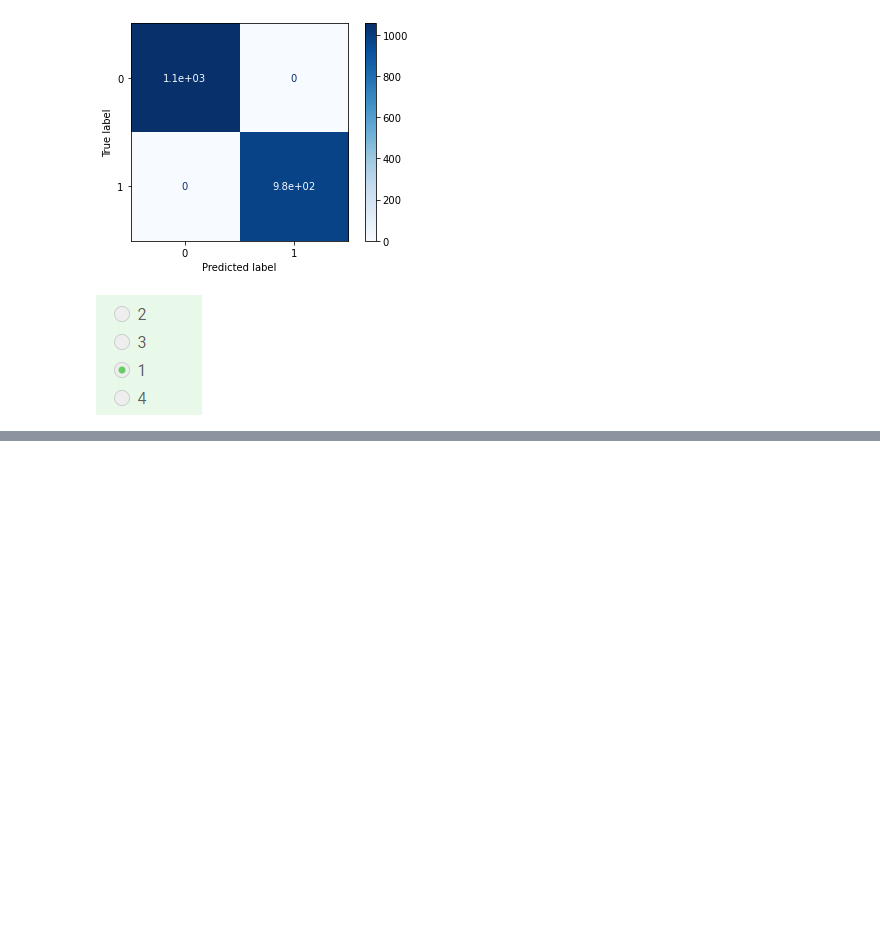
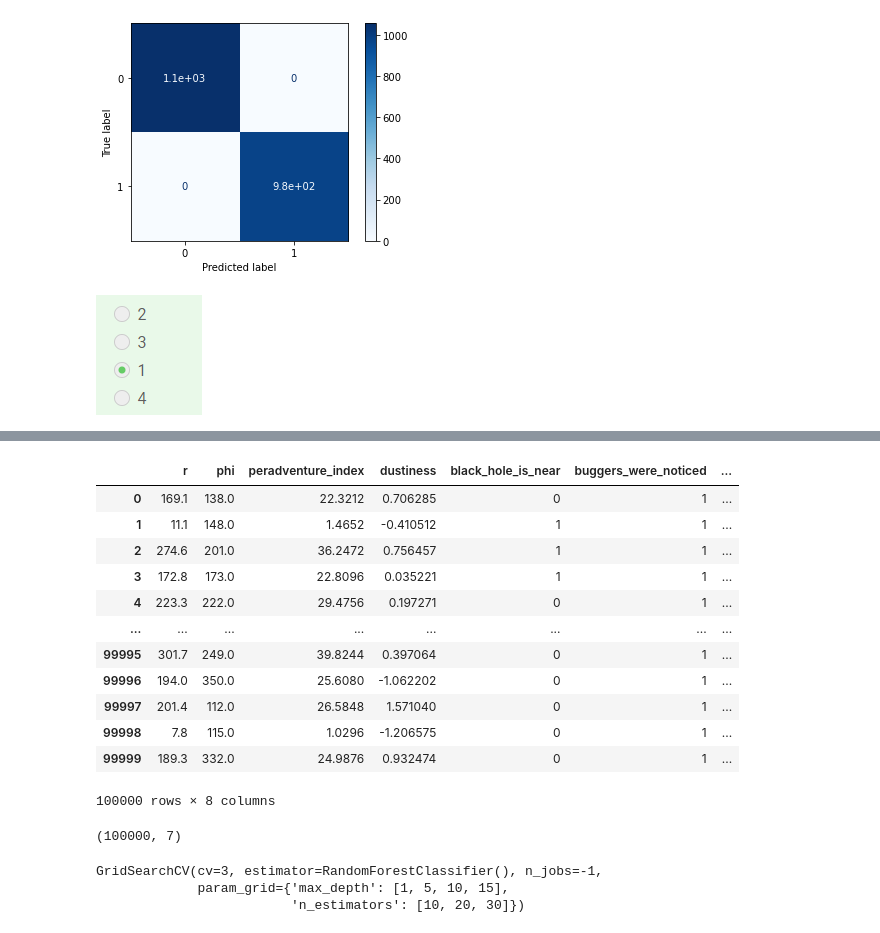
Before and after one commit to vavilovnv/Data-analysis, a Jupyter notebook: Intro to DS and ML/3_RandomForest.ipynb, the cells around one changed output, grey strips where cells are left out. Drawn from its saved outputs; the diff is of its cells as text; code cells hidden in the pictures; blank space fills up the shorter version.

```diff
--- a/Intro to DS and ML/3_RandomForest.ipynb
+++ b/Intro to DS and ML/3_RandomForest.ipynb
@@ -260,0 +362,19 @@ Image('.\Screens\Ans_3_5_4.png')
+# %%
+# читаем данные
+
+df = pd.read_csv('https://stepik.org/media/attachments/course/4852/space_can_be_a_dangerous_place.csv')
+df
+# %% [output]
+|  | r | phi | peradventure_index | dustiness | black_hole_is_near | buggers_were_noticed | ... |
+| 0 | 169.1 | 138.0 | 22.3212 | 0.706285 | 0 | 1 | ... |
+| 1 | 11.1 | 148.0 | 1.4652 | -0.410512 | 1 | 1 | ... |
+| 2 | 274.6 | 201.0 | 36.2472 | 0.756457 | 1 | 1 | ... |
+| 3 | 172.8 | 173.0 | 22.8096 | 0.035221 | 1 | 1 | ... |
+| 4 | 223.3 | 222.0 | 29.4756 | 0.197271 | 0 | 1 | ... |
+| ... | ... | ... | ... | ... | ... | ... | ... |
+| 99995 | 301.7 | 249.0 | 39.8244 | 0.397064 | 0 | 1 | ... |
+| 99996 | 194.0 | 350.0 | 25.6080 | -1.062202 | 0 | 1 | ... |
+| 99997 | 201.4 | 112.0 | 26.5848 | 1.571040 | 0 | 1 | ... |
+| 99998 | 7.8 | 115.0 | 1.0296 | -1.206575 | 0 | 1 | ... |
+| 99999 | 189.3 | 332.0 | 24.9876 | 0.932474 | 0 | 1 | ... |
+100000 rows × 8 columns
@@ -260,0 +386,17 @@ Image('.\Screens\Ans_3_5_4.png')
+# %%
+X.shape
+# %% [output]
+(100000, 7)
+# %%
+# обучаем лесочек
+
+clf_rf = RandomForestClassifier()
+parametrs = {'n_estimators': [10,20,30],
+             'max_depth': [1,5,10,15]}
+
+grid_search_cv_clf = GridSearchCV(clf_rf, parametrs, cv=3, n_jobs=-1)
+grid_search_cv_clf.fit(X, y)
+# %% [output]
+GridSearchCV(cv=3, estimator=RandomForestClassifier(), n_jobs=-1,
+             param_grid={'max_depth': [1, 5, 10, 15],
+                         'n_estimators': [10, 20, 30]})
```
Also changed, not shown: parts of 20 cells of this notebook.
